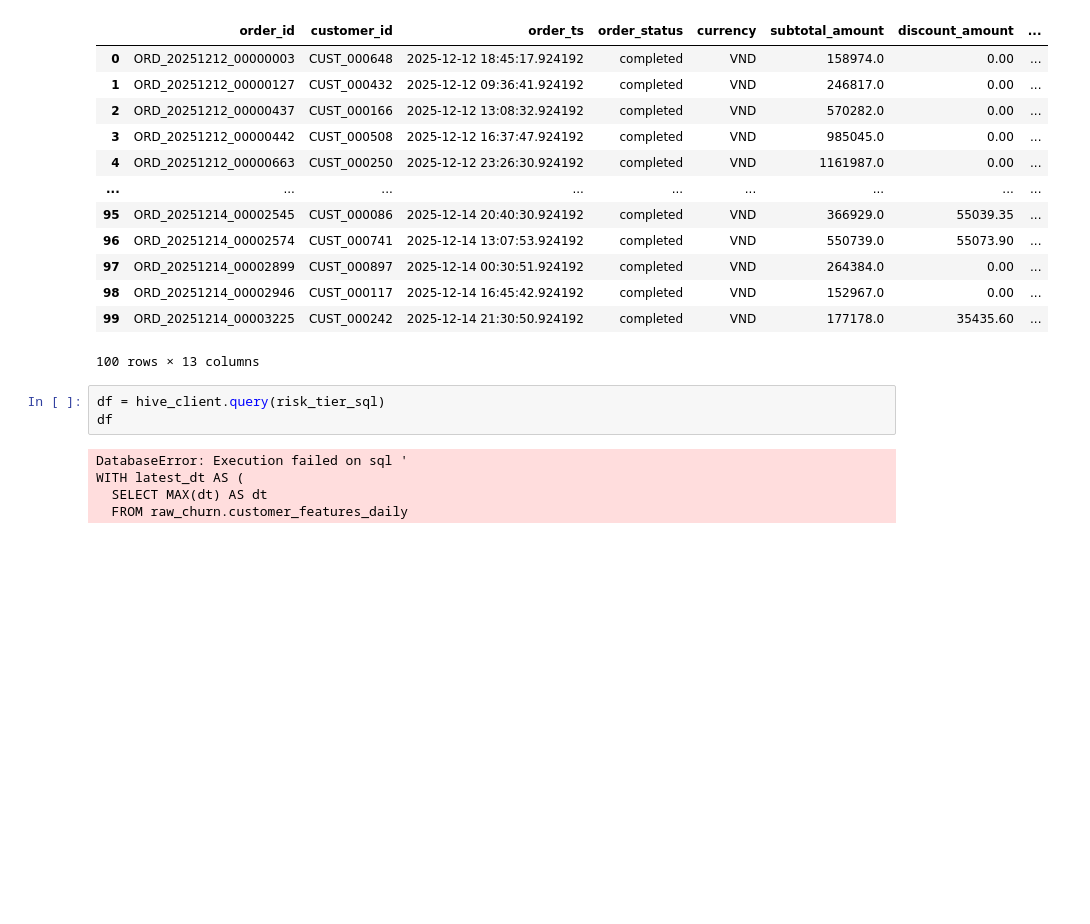
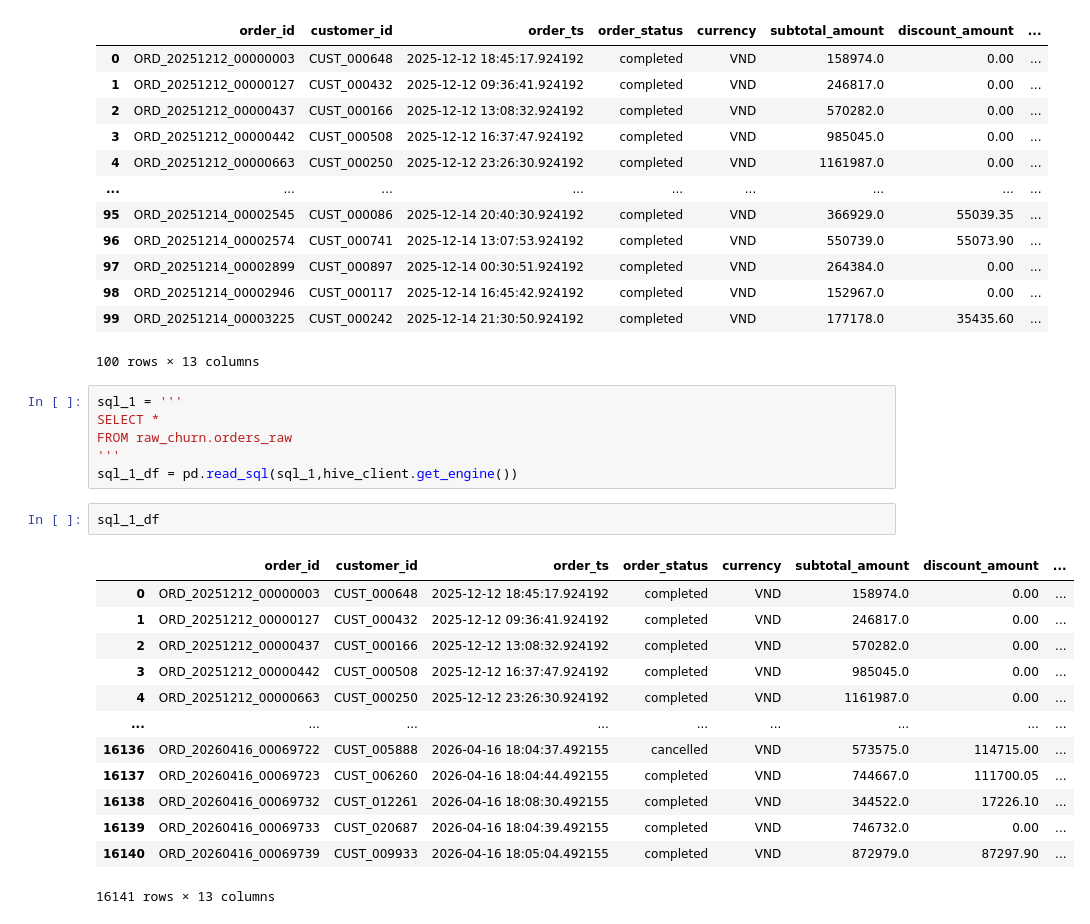
Before and after one commit to khaphan-github/data-engineering-bigdata-analysis, a Jupyter notebook: notebook/CHURN_HIVE_ETL.ipynb, the cells around one changed output. Drawn from its saved outputs; the diff is of its cells as text; blank space fills up the shorter version.

```diff
--- a/notebook/CHURN_HIVE_ETL.ipynb
+++ b/notebook/CHURN_HIVE_ETL.ipynb
@@ -207,11 +154,25 @@ order_df
 | 98 | ORD_20251214_00002946 | CUST_000117 | 2025-12-14 16:45:42.924192 | completed | VND | 152967.0 | 0.00 | ... |
 | 99 | ORD_20251214_00003225 | CUST_000242 | 2025-12-14 21:30:50.924192 | completed | VND | 177178.0 | 35435.60 | ... |
 100 rows × 13 columns
-# %%
-df = hive_client.query(risk_tier_sql)
-df
-# %% [output]
-DatabaseError: Execution failed on sql '
-WITH latest_dt AS (
-  SELECT MAX(dt) AS dt
-  FROM raw_churn.customer_features_daily
+# %%
+sql_1 = '''
+SELECT *
+FROM raw_churn.orders_raw
+'''
+sql_1_df = pd.read_sql(sql_1,hive_client.get_engine())
+# %%
+sql_1_df
+# %% [output]
+|  | order_id | customer_id | order_ts | order_status | currency | subtotal_amount | discount_amount | ... |
+| 0 | ORD_20251212_00000003 | CUST_000648 | 2025-12-12 18:45:17.924192 | completed | VND | 158974.0 | 0.00 | ... |
+| 1 | ORD_20251212_00000127 | CUST_000432 | 2025-12-12 09:36:41.924192 | completed | VND | 246817.0 | 0.00 | ... |
+| 2 | ORD_20251212_00000437 | CUST_000166 | 2025-12-12 13:08:32.924192 | completed | VND | 570282.0 | 0.00 | ... |
+| 3 | ORD_20251212_00000442 | CUST_000508 | 2025-12-12 16:37:47.924192 | completed | VND | 985045.0 | 0.00 | ... |
+| 4 | ORD_20251212_00000663 | CUST_000250 | 2025-12-12 23:26:30.924192 | completed | VND | 1161987.0 | 0.00 | ... |
+| ... | ... | ... | ... | ... | ... | ... | ... | ... |
+| 16136 | ORD_20260416_00069722 | CUST_005888 | 2026-04-16 18:04:37.492155 | cancelled | VND | 573575.0 | 114715.00 | ... |
+| 16137 | ORD_20260416_00069723 | CUST_006260 | 2026-04-16 18:04:44.492155 | completed | VND | 744667.0 | 111700.05 | ... |
+| 16138 | ORD_20260416_00069732 | CUST_012261 | 2026-04-16 18:08:30.492155 | completed | VND | 344522.0 | 17226.10 | ... |
+| 16139 | ORD_20260416_00069733 | CUST_020687 | 2026-04-16 18:04:39.492155 | completed | VND | 746732.0 | 0.00 | ... |
+| 16140 | ORD_20260416_00069739 | CUST_009933 | 2026-04-16 18:05:04.492155 | completed | VND | 872979.0 | 87297.90 | ... |
+16141 rows × 13 columns
```
Also changed, not shown: parts of 8 cells of this notebook, 3 other files.
